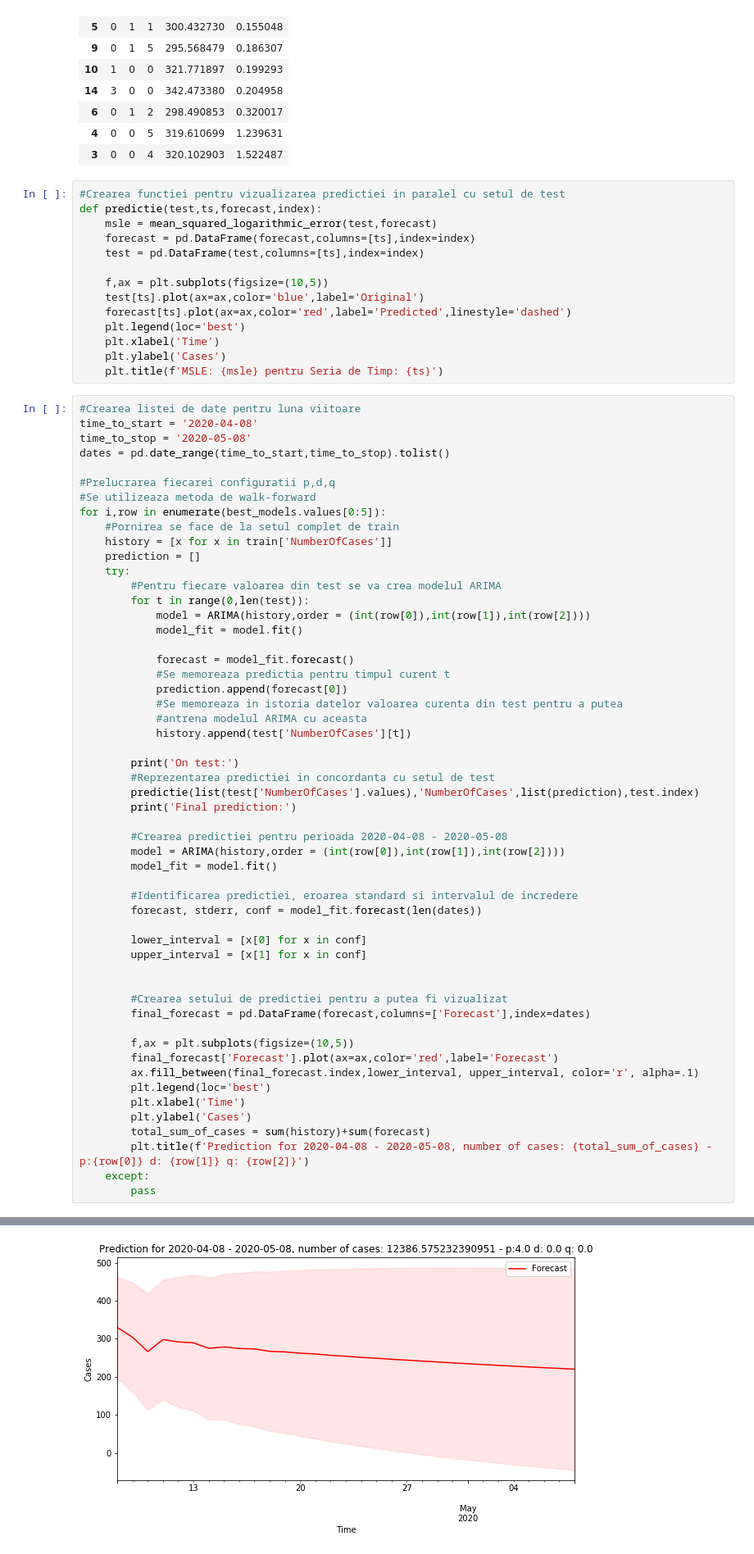
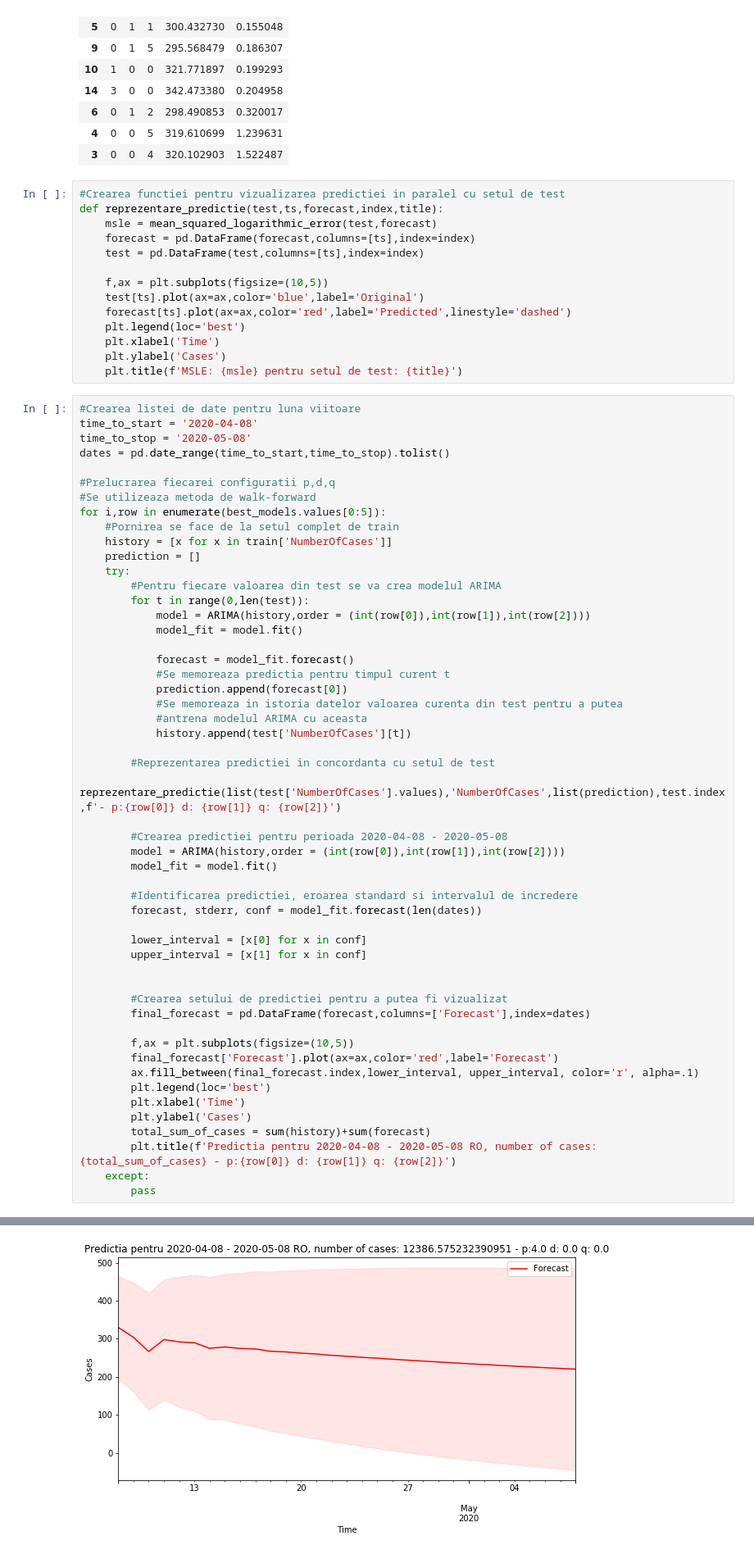
Before and after one commit to danpele/Covid-19-Romania, a Jupyter notebook: ARIMA_RO/ARIMA_RO_1.ipynb, the cells around one changed output, grey strips where cells are left out. Shown at 82% size. Cells and saved outputs as stored; diff of their text form.

```diff
--- a/ARIMA_RO/ARIMA_RO_1.ipynb
+++ b/ARIMA_RO/ARIMA_RO_1.ipynb
@@ -388,7 +388,7 @@ best_models.head(15)
 | 3 | 0 | 0 | 4 | 320.102903 | 1.522487 |
 # %%
 #Crearea functiei pentru vizualizarea predictiei in paralel cu setul de test
-def predictie(test,ts,forecast,index):
+def reprezentare_predictie(test,ts,forecast,index,title):
     msle = mean_squared_logarithmic_error(test,forecast)
     forecast = pd.DataFrame(forecast,columns=[ts],index=index)
     test = pd.DataFrame(test,columns=[ts],index=index)
@@ -399,7 +399,7 @@ def predictie(test,ts,forecast,index):
     plt.legend(loc='best')
     plt.xlabel('Time')
     plt.ylabel('Cases')
-    plt.title(f'MSLE: {msle} pentru Seria de Timp: {ts}')
+    plt.title(f'MSLE: {msle} pentru setul de test: {title}')
 # %%
 #Crearea listei de date pentru luna viitoare
 time_to_start = '2020-04-08'
@@ -425,10 +425,8 @@ for i,row in enumerate(best_models.values[0:5]):
             #antrena modelul ARIMA cu aceasta
             history.append(test['NumberOfCases'][t])
 
-        print('On test:')
         #Reprezentarea predictiei in concordanta cu setul de test
-        predictie(list(test['NumberOfCases'].values),'NumberOfCases',list(prediction),test.index)
-        print('Final prediction:')
+        reprezentare_predictie(list(test['NumberOfCases'].values),'NumberOfCases',list(prediction),test.index,f'- p:{row[0]} d: {row[1]} q: {row[2]}')
 
         #Crearea predictiei pentru perioada 2020-04-08 - 2020-05-08
         model = ARIMA(history,order = (int(row[0]),int(row[1]),int(row[2])))
@@ -451,7 +449,7 @@ for i,row in enumerate(best_models.values[0:5]):
         plt.xlabel('Time')
         plt.ylabel('Cases')
         total_sum_of_cases = sum(history)+sum(forecast)
-        plt.title(f'Prediction for 2020-04-08 - 2020-05-08, number of cases: {total_sum_of_cases} - p:{row[0]} d: {row[1]} q: {row[2]}')
+        plt.title(f'Predictia pentru 2020-04-08 - 2020-05-08 RO, number of cases: {total_sum_of_cases} - p:{row[0]} d: {row[1]} q: {row[2]}')
     except:
         pass
 # %% [output]
@@ -465 +457 @@ Final prediction:
-[figure, old version]
+[figure, new version]
```
Also changed, not shown: parts of 17 cells of this notebook.
